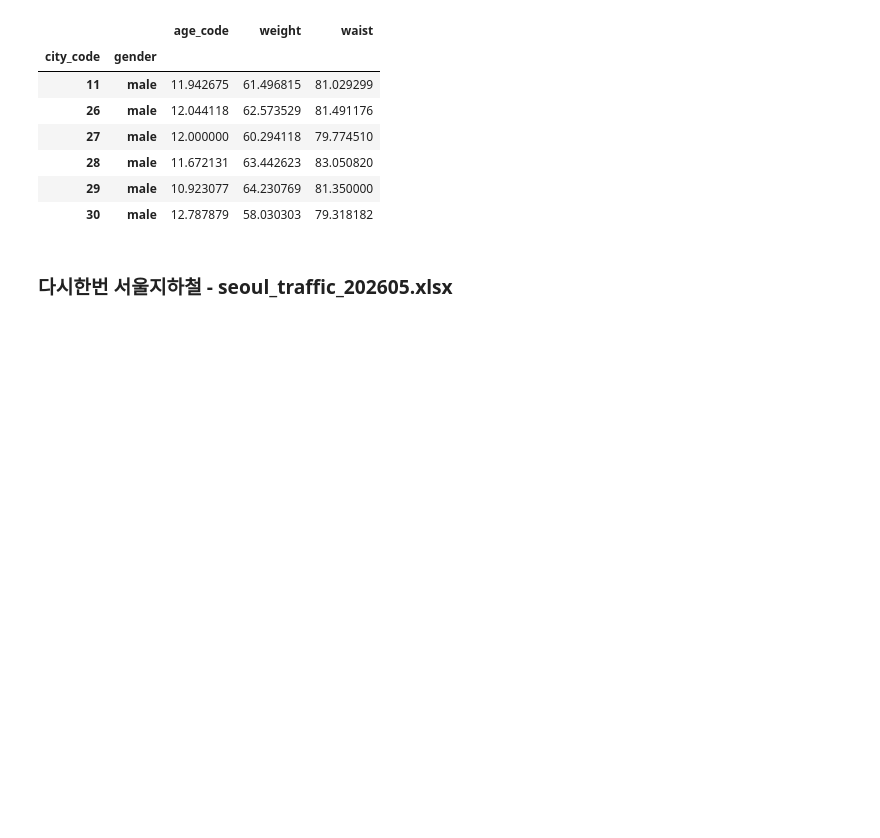
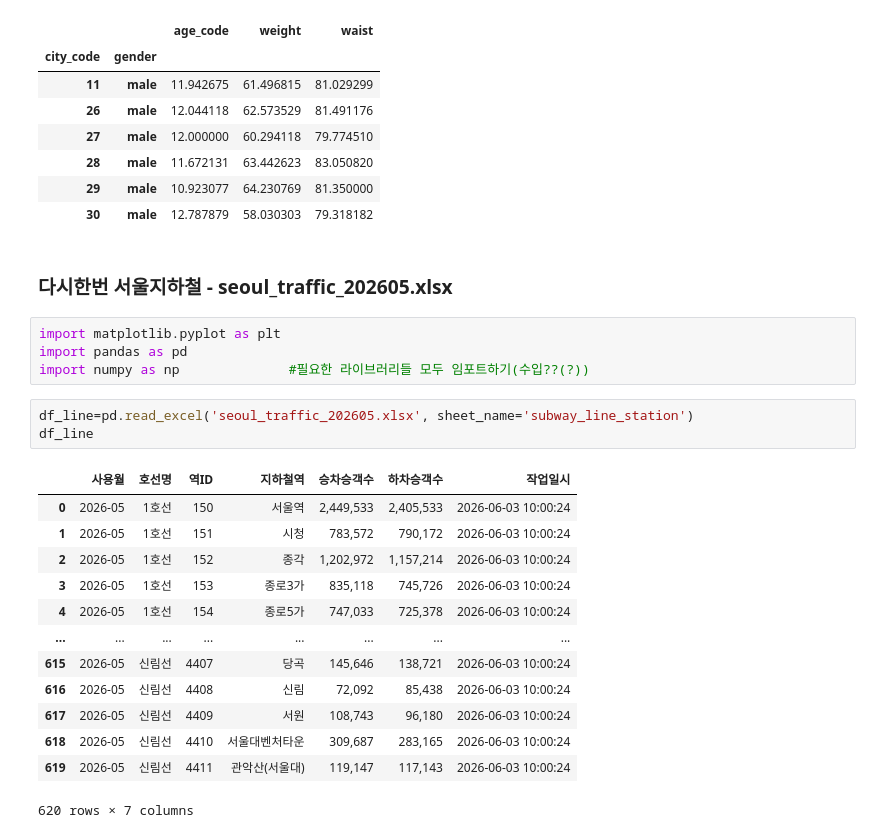
Before and after one commit to hslcrb/kw-competition-practice, a Jupyter notebook: 20260704-토요실습1.ipynb, the cells around one changed output. Drawn from its saved outputs; the diff is of its cells as text; blank space fills up the shorter version.

```diff
--- a/20260704-토요실습1.ipynb
+++ b/20260704-토요실습1.ipynb
@@ -556,3 +556,24 @@ health[['city_code','gender','age_code','weight','waist',]].groupby(['city_code'
 | 30 | male | 12.787879 | 58.030303 | 79.318182 |
 # %% [markdown]
 ### 다시한번 서울지하철 - **seoul_traffic_202605.xlsx**
+# %%
+import matplotlib.pyplot as plt
+import pandas as pd
+import numpy as np              #필요한 라이브러리들 모두 임포트하기(수입??(?))
+# %%
+df_line=pd.read_excel('seoul_traffic_202605.xlsx', sheet_name='subway_line_station')
+df_line
+# %% [output]
+|  | 사용월 | 호선명 | 역ID | 지하철역 | 승차승객수 | 하차승객수 | 작업일시 |
+| 0 | 2026-05 | 1호선 | 150 | 서울역 | 2,449,533 | 2,405,533 | 2026-06-03 10:00:24 |
+| 1 | 2026-05 | 1호선 | 151 | 시청 | 783,572 | 790,172 | 2026-06-03 10:00:24 |
+| 2 | 2026-05 | 1호선 | 152 | 종각 | 1,202,972 | 1,157,214 | 2026-06-03 10:00:24 |
+| 3 | 2026-05 | 1호선 | 153 | 종로3가 | 835,118 | 745,726 | 2026-06-03 10:00:24 |
+| 4 | 2026-05 | 1호선 | 154 | 종로5가 | 747,033 | 725,378 | 2026-06-03 10:00:24 |
+| ... | ... | ... | ... | ... | ... | ... | ... |
+| 615 | 2026-05 | 신림선 | 4407 | 당곡 | 145,646 | 138,721 | 2026-06-03 10:00:24 |
+| 616 | 2026-05 | 신림선 | 4408 | 신림 | 72,092 | 85,438 | 2026-06-03 10:00:24 |
+| 617 | 2026-05 | 신림선 | 4409 | 서원 | 108,743 | 96,180 | 2026-06-03 10:00:24 |
+| 618 | 2026-05 | 신림선 | 4410 | 서울대벤처타운 | 309,687 | 283,165 | 2026-06-03 10:00:24 |
+| 619 | 2026-05 | 신림선 | 4411 | 관악산(서울대) | 119,147 | 117,143 | 2026-06-03 10:00:24 |
+620 rows × 7 columns
```
Also changed, not shown: parts of 8 cells of this notebook.
